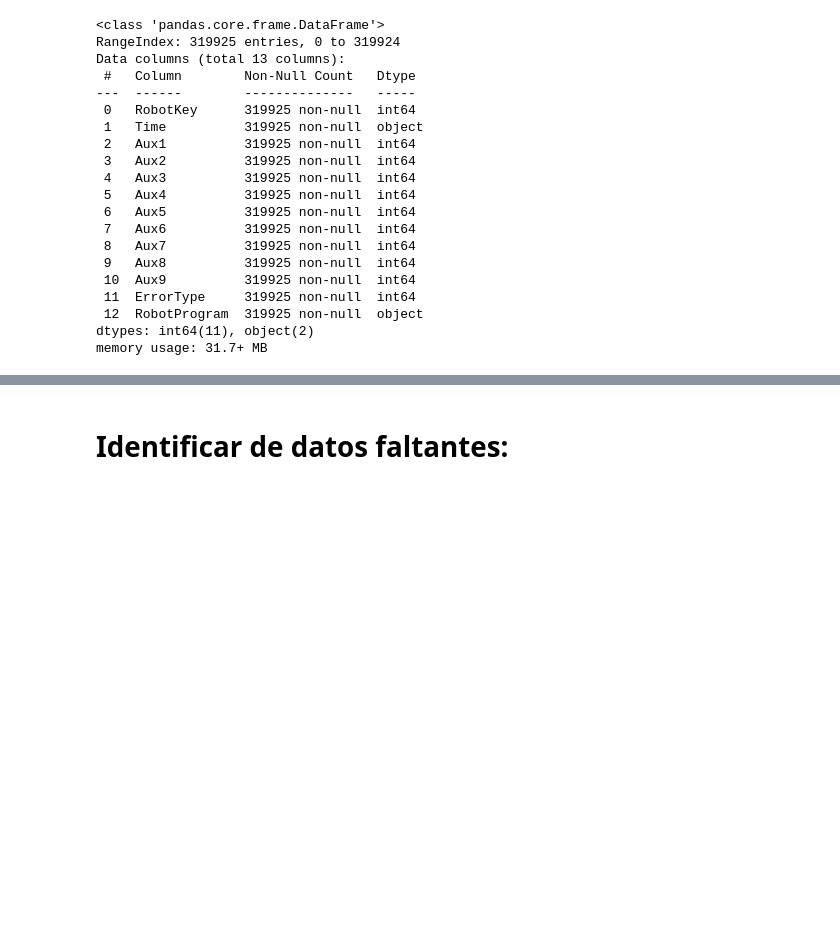
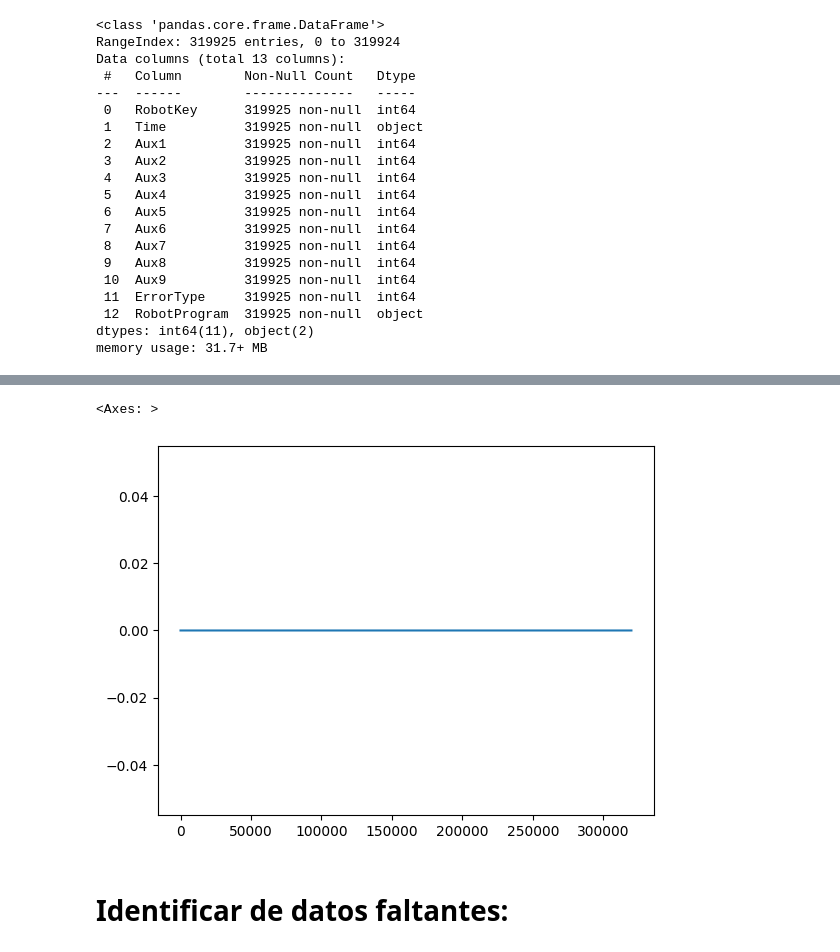
Before and after one commit to PosgradoMNA/proyecto_integrador_equipo22, a Jupyter notebook: Avance1_22Equipo.ipynb, the cells around one changed output, grey strips where cells are left out. Cells and saved outputs as stored; diff of their text form; code cells hidden in the pictures; blank space fills up the shorter version.

```diff
--- a/Avance1_22Equipo.ipynb
+++ b/Avance1_22Equipo.ipynb
@@ -204,6 +204,12 @@ Joint_Deviation.describe()
 | 50% | 181.000000 | 0.000000 | 0.000000 | 0.000000 | 0.000000 | 0.000000 | 0.000000 | 0.000000 | 0.000000 | 0.0 | 0.0 |
 | 75% | 271.000000 | 0.000000 | 0.000000 | 4.000000 | 0.000000 | 0.000000 | 0.000000 | 0.000000 | 0.000000 | 0.0 | 0.0 |
 | max | 394.000000 | 17056.000000 | 30016.000000 | 30466.000000 | 21854.000000 | 14706.000000 | 21488.000000 | 45216.000000 | 15304.000000 | 0.0 | 0.0 |
+# %%
+# Esta columna no agrega valor
+Joint_Deviation['ErrorType'].plot()
+# %% [output]
+<Axes: >
+[figure, added]
 # %% [markdown]
 # Identificar de datos faltantes:
 # %% [markdown]
```
Also changed, not shown: parts of 13 cells of this notebook.
